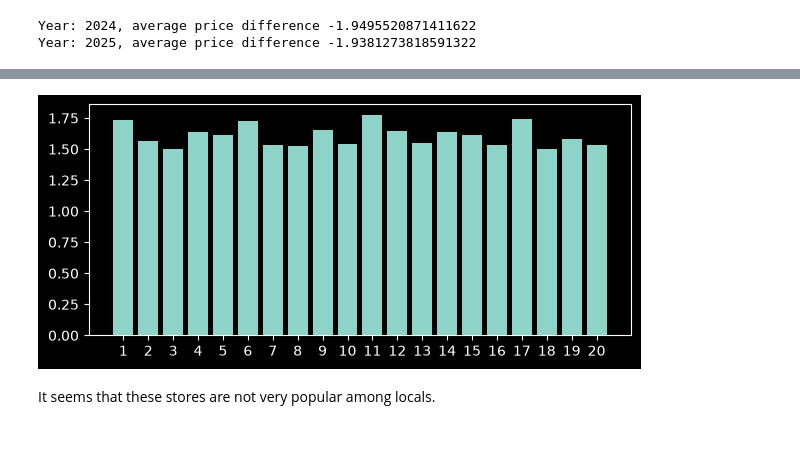
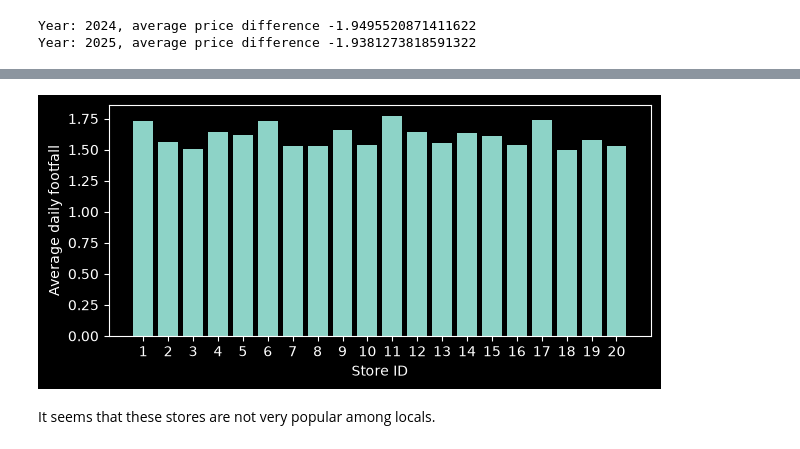
Before and after one commit to TAbramovskaya/dear-neighbour, a Jupyter notebook: python/data_overview.ipynb, the cells around one changed output, grey strips where cells are left out. Saved outputs shown, nothing was run; the diff lists cells and outputs as text; code cells hidden in the pictures.

```diff
--- a/python/data_overview.ipynb
+++ b/python/data_overview.ipynb
@@ -241,16 +254,20 @@ plt.show()
 # %%
 avg_daily_footfall = (
-    sales.groupby(['store_id', sales['datetime'].dt.date])['receipt_id']
+    sales
+    .groupby(['store_id', sales['datetime'].dt.date])
+    ['receipt_id']
     .nunique()
     .groupby('store_id')
     .mean()
 )
 
 fig, ax = plt.subplots(1, 1, figsize=(7, 3))
 
 ax.bar(avg_daily_footfall.index.astype(str), avg_daily_footfall)
+ax.set_xlabel('Store ID')
+ax.set_ylabel('Average daily footfall')
 plt.show()
 # %% [output]
-[figure, old version]
+[figure, new version]
 # %% [markdown]
 It seems that these stores are not very popular among locals.
```
Also changed, not shown: parts of 24 cells of this notebook, 1 other file.
